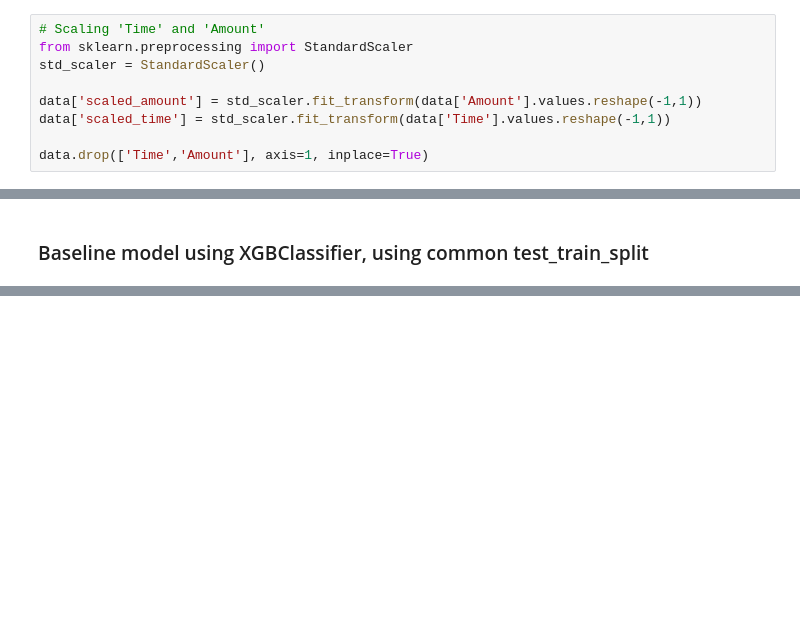
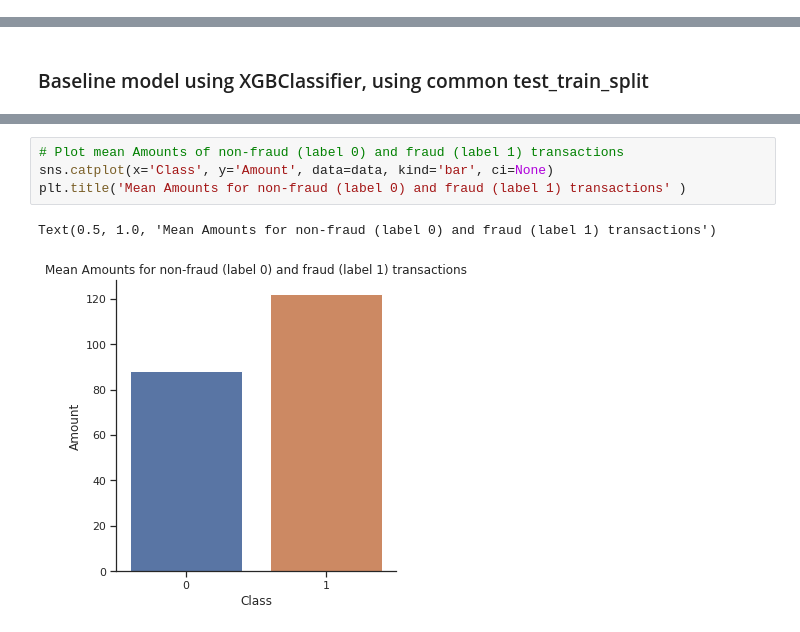
Before and after one commit to odas/Credit-Fraud, a Jupyter notebook: hyperopt_xbg.ipynb, the cells around one changed output, grey strips where cells are left out. Drawn from its saved outputs; the diff is of its cells as text; blank space fills up the shorter version.

```diff
--- a/hyperopt_xbg.ipynb
+++ b/hyperopt_xbg.ipynb
@@ -103,9 +94,0 @@ ax2.set_title('Boxplot of 'Amount' feature')
-# %%
-# Scaling 'Time' and 'Amount'
-from sklearn.preprocessing import StandardScaler
-std_scaler = StandardScaler()
-
-data['scaled_amount'] = std_scaler.fit_transform(data['Amount'].values.reshape(-1,1))
-data['scaled_time'] = std_scaler.fit_transform(data['Time'].values.reshape(-1,1))
-
-data.drop(['Time','Amount'], axis=1, inplace=True)
@@ -313,0 +250,7 @@ print(f1) #nthreads- for multicore
+# %%
+# Plot mean Amounts of non-fraud (label 0) and fraud (label 1) transactions
+sns.catplot(x='Class', y='Amount', data=data, kind='bar', ci=None)
+plt.title('Mean Amounts for non-fraud (label 0) and fraud (label 1) transactions' )
+# %% [output]
+Text(0.5, 1.0, 'Mean Amounts for non-fraud (label 0) and fraud (label 1) transactions')
+[figure, added]
```
Also changed, not shown: parts of 38 cells of this notebook.
